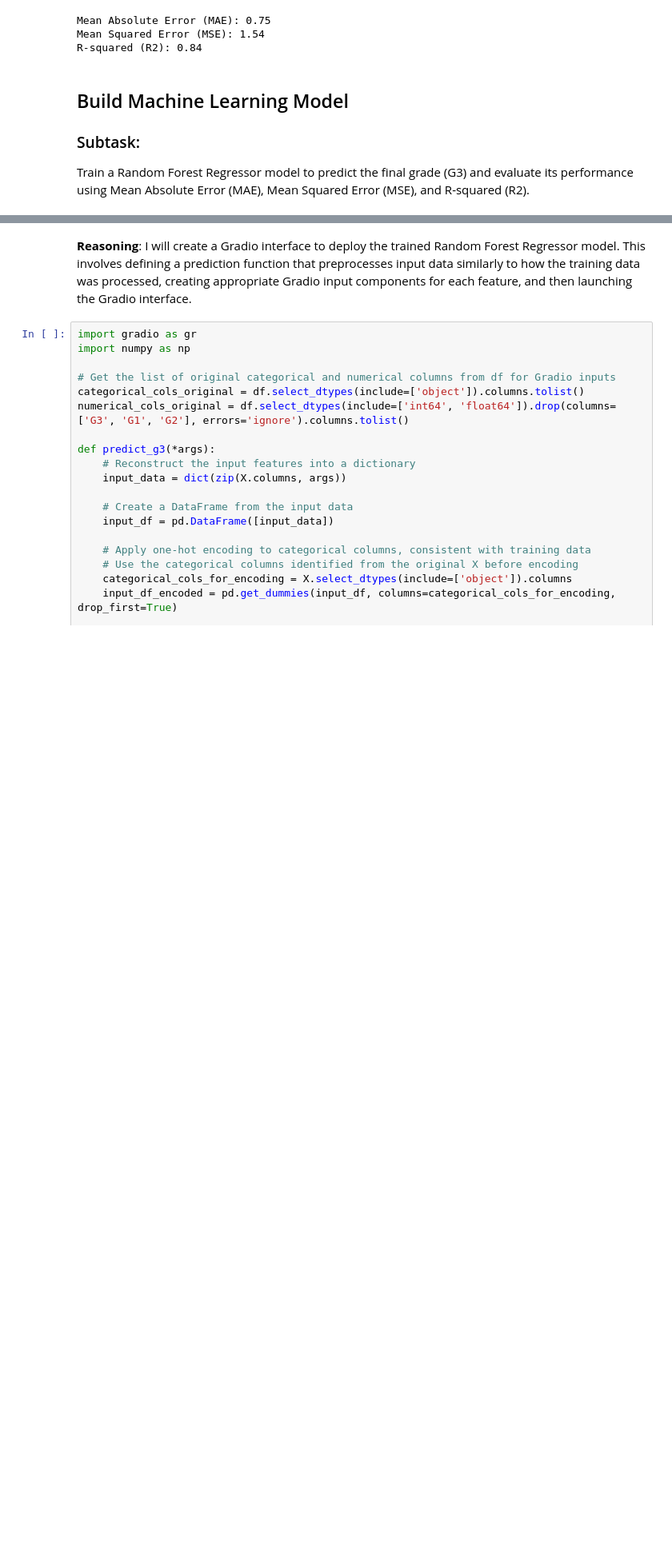
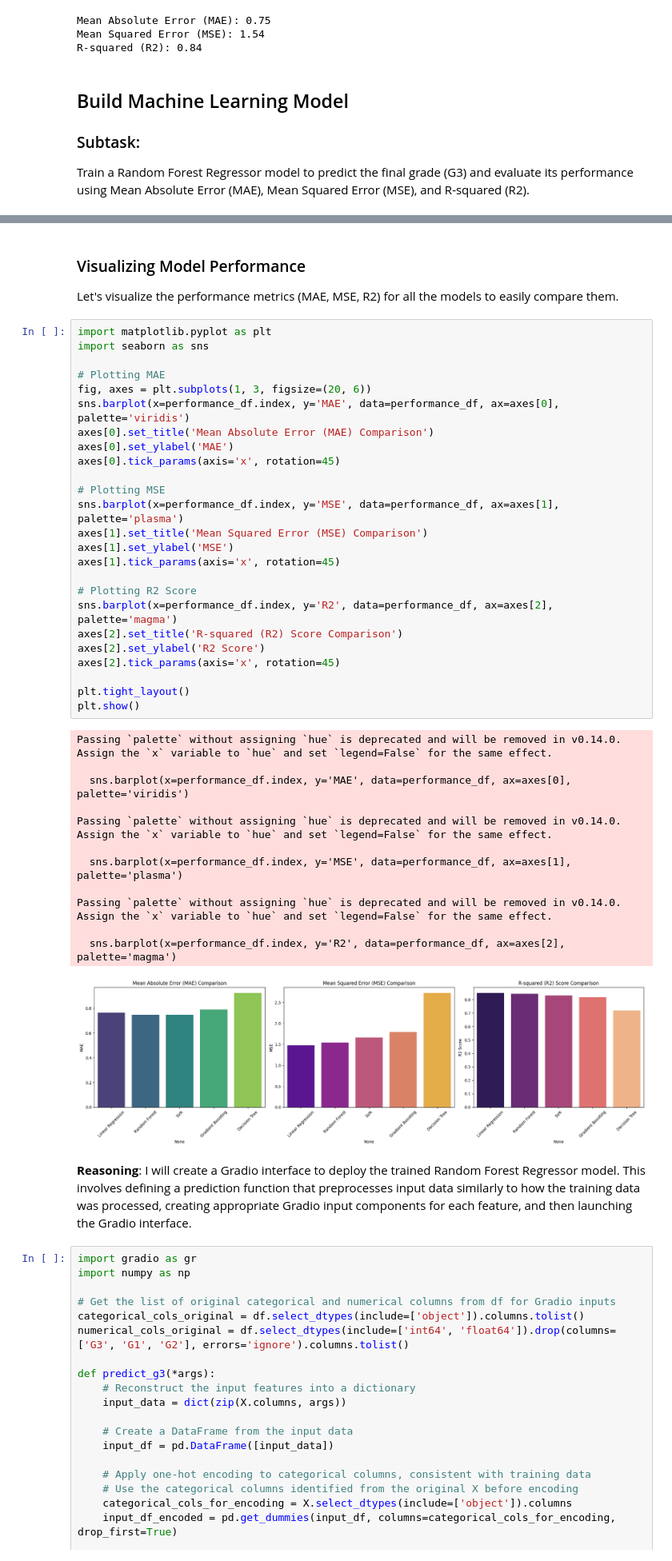
Before and after one commit to kanagalalakshmisudhakar/StudentPerformance, a Jupyter notebook: StudentPerformance.ipynb, the cells around one changed output, grey strips where cells are left out. Shown at 80% size. Saved outputs shown, nothing was run; the diff lists cells and outputs as text; blank space fills up the shorter version.

```diff
--- a/StudentPerformance.ipynb
+++ b/StudentPerformance.ipynb
@@ -334,3 +450,45 @@ Train a Random Forest Regressor model to predict the final grade (G3) and evalua
+# %% [markdown]
+### Visualizing Model Performance
+
+Let's visualize the performance metrics (MAE, MSE, R2) for all the models to easily compare them.
+# %%
+import matplotlib.pyplot as plt
+import seaborn as sns
+
+# Plotting MAE
+fig, axes = plt.subplots(1, 3, figsize=(20, 6))
+sns.barplot(x=performance_df.index, y='MAE', data=performance_df, ax=axes[0], palette='viridis')
+axes[0].set_title('Mean Absolute Error (MAE) Comparison')
+axes[0].set_ylabel('MAE')
+axes[0].tick_params(axis='x', rotation=45)
+
+# Plotting MSE
+sns.barplot(x=performance_df.index, y='MSE', data=performance_df, ax=axes[1], palette='plasma')
+axes[1].set_title('Mean Squared Error (MSE) Comparison')
+axes[1].set_ylabel('MSE')
+axes[1].tick_params(axis='x', rotation=45)
+
+# Plotting R2 Score
+sns.barplot(x=performance_df.index, y='R2', data=performance_df, ax=axes[2], palette='magma')
+axes[2].set_title('R-squared (R2) Score Comparison')
+axes[2].set_ylabel('R2 Score')
+axes[2].tick_params(axis='x', rotation=45)
+
+plt.tight_layout()
+plt.show()
+# %% [output]
+Passing `palette` without assigning `hue` is deprecated and will be removed in v0.14.0. Assign the `x` variable to `hue` and set `legend=False` for the same effect.
+
+  sns.barplot(x=performance_df.index, y='MAE', data=performance_df, ax=axes[0], palette='viridis')
+
+Passing `palette` without assigning `hue` is deprecated and will be removed in v0.14.0. Assign the `x` variable to `hue` and set `legend=False` for the same effect.
+
+  sns.barplot(x=performance_df.index, y='MSE', data=performance_df, ax=axes[1], palette='plasma')
+
+Passing `palette` without assigning `hue` is deprecated and will be removed in v0.14.0. Assign the `x` variable to `hue` and set `legend=False` for the same effect.
+
+  sns.barplot(x=performance_df.index, y='R2', data=performance_df, ax=axes[2], palette='magma')
+[figure, added]
 # %% [markdown]
 **Reasoning**:
 I will create a Gradio interface to deploy the trained Random Forest Regressor model. This involves defining a prediction function that preprocesses input data similarly to how the training data was processed, creating appropriate Gradio input components for each feature, and then launching the Gradio interface.
```
Also changed, not shown: parts of 4 cells of this notebook.
